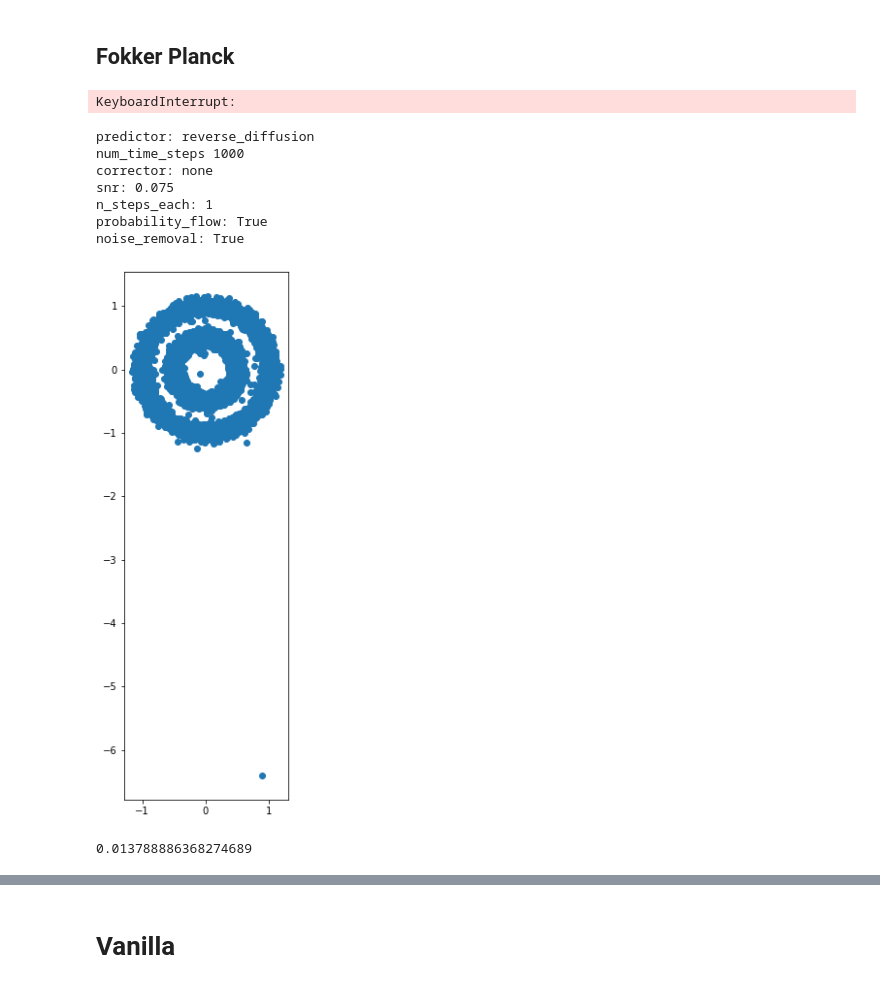
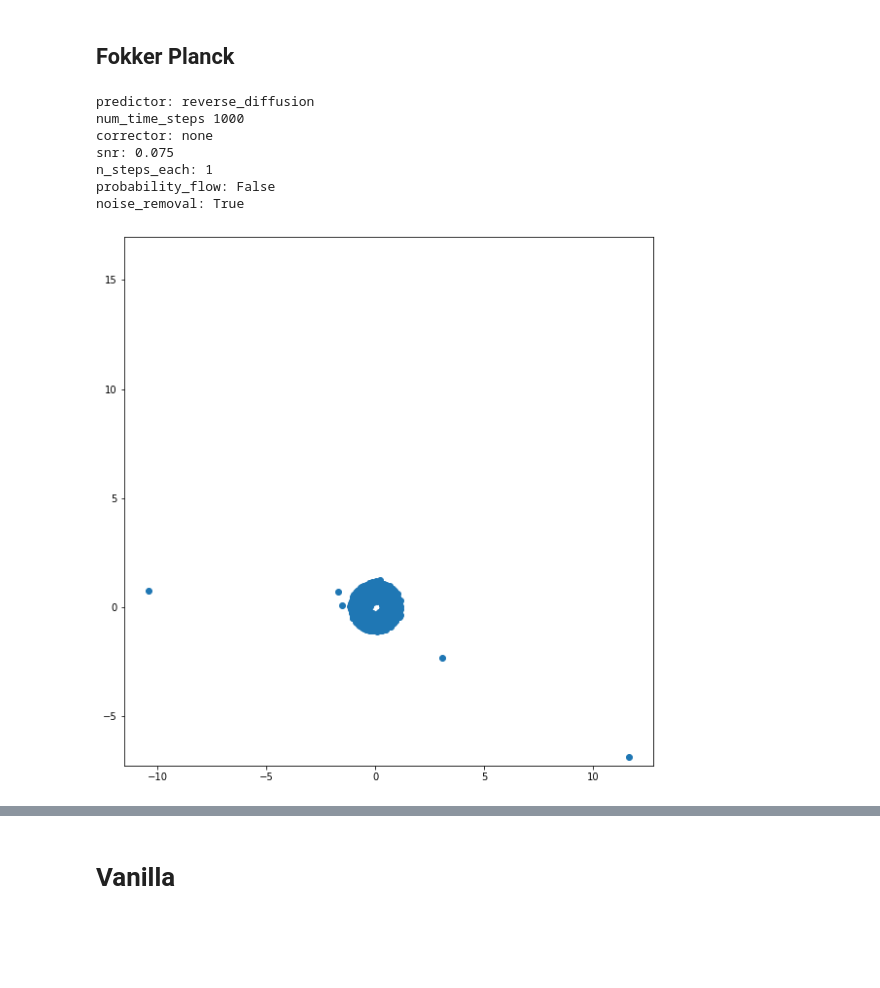
Before and after one commit to GBATZOLIS/conditional_score_diffusion, a Jupyter notebook: sampling.ipynb, the cells around one changed output, grey strips where cells are left out. Drawn from its saved outputs; the diff is of its cells as text; code cells hidden in the pictures; blank space fills up the shorter version.

```diff
--- a/sampling.ipynb
+++ b/sampling.ipynb
@@ -238,34 +246,26 @@ calculate_wasserstein(samples, samples_ode)
 # %% [markdown]
 ## Fokker Planck
 # %%
-from configs.jan.circles.fokker_planck.fokker_planck_circles import get_config
+#from configs.jan.circles.fokker_planck.fokker_planck_circles import get_config
+from configs.fokker_planck.fokker_planck import get_config
 config = get_config()
-ckpt_path = 'logs/circles/fokker_planck/proto/fp_1e-3/checkpoints/best/last.ckpt'
-#"logs/circles/fokker_planck/fp_grad-alpha_0_01_deep_resumed/checkpoints/best/last.ckpt"
-#'logs/circles/fokker_planck/fp_grad-alpha_0_0001_to_0_01_deep/checkpoints/best/last.ckpt'
+ckpt_path = 'logs/fokker_planck/fp_0.001/checkpoints/best/last.ckpt'
 # %%
 config = get_config()
-config.model.num_scales = num_scales
 samples = sample(ckpt_path,config)
-visualise_samples(samples)
-print_sampling_parameters(config)
-# %% [output]
-KeyboardInterrupt:
+# %%
+#samples = samples[torch.linalg.norm(samples, dim=1) < 1.5]
+visualise_samples(samples, title='title')
+print_sampling_parameters(config)
+# %% [output]
+predictor: reverse_diffusion
+num_time_steps 1000
+corrector: none
+snr: 0.075
+n_steps_each: 1
+probability_flow: False
+noise_removal: True
+[figure, added]
 # %%
 config_ode = get_sampling_config(config, probability_flow=True)
 samples_ode = sample(ckpt_path, config_ode)
-visualise_samples(samples_ode)
-print_sampling_parameters(config_ode)
-# %% [output]
-predictor: reverse_diffusion
-num_time_steps 1000
-corrector: none
-snr: 0.075
-n_steps_each: 1
-probability_flow: True
-noise_removal: True
-[figure, removed]
-# %%
-calculate_wasserstein(samples, samples_ode)
-# %% [output]
-0.013788886368274689
```
Also changed, not shown: parts of 7 cells of this notebook, 4 other files.
